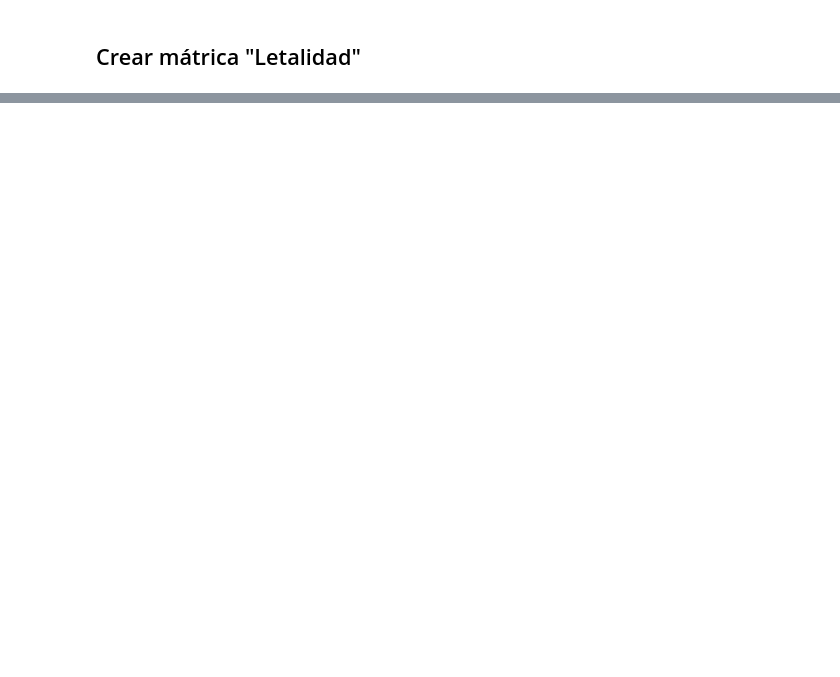
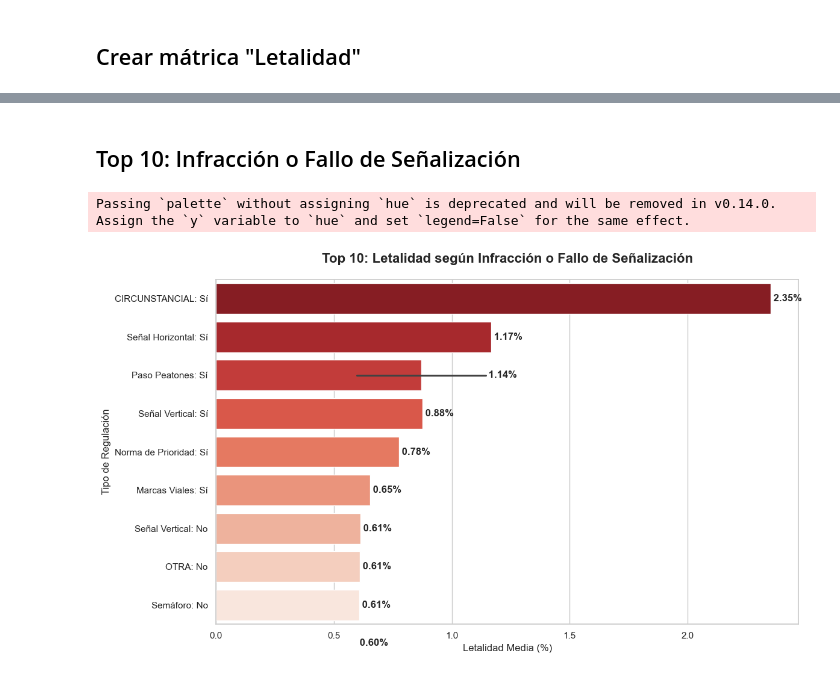
Before and after one commit to eloylozano/viarisk, a Jupyter notebook: notebooks/02_eda_visualizacion_dgt.ipynb, the cells around one changed output, grey strips where cells are left out. Drawn from its saved outputs; the diff is of its cells as text; code cells hidden in the pictures; blank space fills up the shorter version.

```diff
--- a/notebooks/02_eda_visualizacion_dgt.ipynb
+++ b/notebooks/02_eda_visualizacion_dgt.ipynb
@@ -315,0 +167,71 @@ ValueError: Value of 'lat' is not the name of a column in 'data_frame'. Expected
+# %% [markdown]
+## Top 10: Infracción o Fallo de Señalización
+# %%
+# 1. Definimos el traductor
+traductor_nombres = {
+    'VERT': 'Señal Vertical',
+    'SEMAFORO': 'Semáforo',
+    'MARCAS': 'Marcas Viales',
+    'NORMA': 'Norma de Prioridad',
+    'HORIZ': 'Señal Horizontal',
+    'PEA': 'Paso Peatones'
+}
+
+# 2. Buscamos las columnas de prioridad
+cols_prioridad = [col for col in df.columns if col.startswith('PRIORI_') and col.endswith('_NOMBRE')]
+
+resumen_prioridad = []
+
+# 3. Procesamos cada columna
+for col in cols_prioridad:
+    # Filtramos valores nulos o que no aportan información
+    # He simplificado la lista de ignorar para ser menos agresivo
+    ignorar = ['Sin especificar', 'Desconocido', 'Ninguna', 'No existe']
+    df_temp = df[~df[col].isin(ignorar)].copy()
+
+    # Solo entramos si hay datos después de filtrar
+    if not df_temp.empty:
+        # Agrupamos y calculamos la media
+        media = df_temp.groupby(col)['INDICE_LETALIDAD'].mean()
+
+        # Extraemos el prefijo
+        partes = col.split('_')
+        prefijo_sucio = partes[1] if len(partes) > 1 else "OTRO"
+        prefijo_limpio = traductor_nombres.get(prefijo_sucio, prefijo_sucio)
+
+        for nombre, valor in media.items():
+            resumen_prioridad.append({
+                'Elemento': f"{prefijo_limpio}: {nombre}",
+                'Valor_Letalidad': valor  # Usamos un nombre sin caracteres especiales
+            })
+
+# 4. Crear DataFrame con verificación
+if len(resumen_prioridad) > 0:
+    df_priori = pd.DataFrame(resumen_prioridad)
+
+    # Ordenamos por la columna de valor
+    df_priori = df_priori.sort_values(by='Valor_Letalidad', ascending=False).head(10)
+
+    # 5. Visualización
+    plt.figure(figsize=(12, 7))
+    sns.barplot(
+        data=df_priori,
+        x='Valor_Letalidad',
+        y='Elemento',
+        palette='Reds_r'
+    )
+
+    # Añadimos las etiquetas de texto
+    for index, value in enumerate(df_priori['Valor_Letalidad']):
+        plt.text(value, index, f' {value:.2f}%', va='center', fontweight='bold')
+
+    plt.title('Top 10: Letalidad según Infracción o Fallo de Señalización', fontsize=16, fontweight='bold', pad=20)
+    plt.xlabel('Letalidad Media (%)', fontsize=12)
+    plt.ylabel('Tipo de Regulación', fontsize=12)
+    plt.tight_layout()
+    plt.show()
+else:
+    print("❌ No se encontraron datos de prioridad para mostrar. Revisa si las columnas PRIORI_..._NOMBRE tienen datos.")
+# %% [output]
+Passing `palette` without assigning `hue` is deprecated and will be removed in v0.14.0. Assign the `y` variable to `hue` and set `legend=False` for the same effect.
+[figure, added]
```
Also changed, not shown: parts of 88 cells of this notebook, 2 other files.
